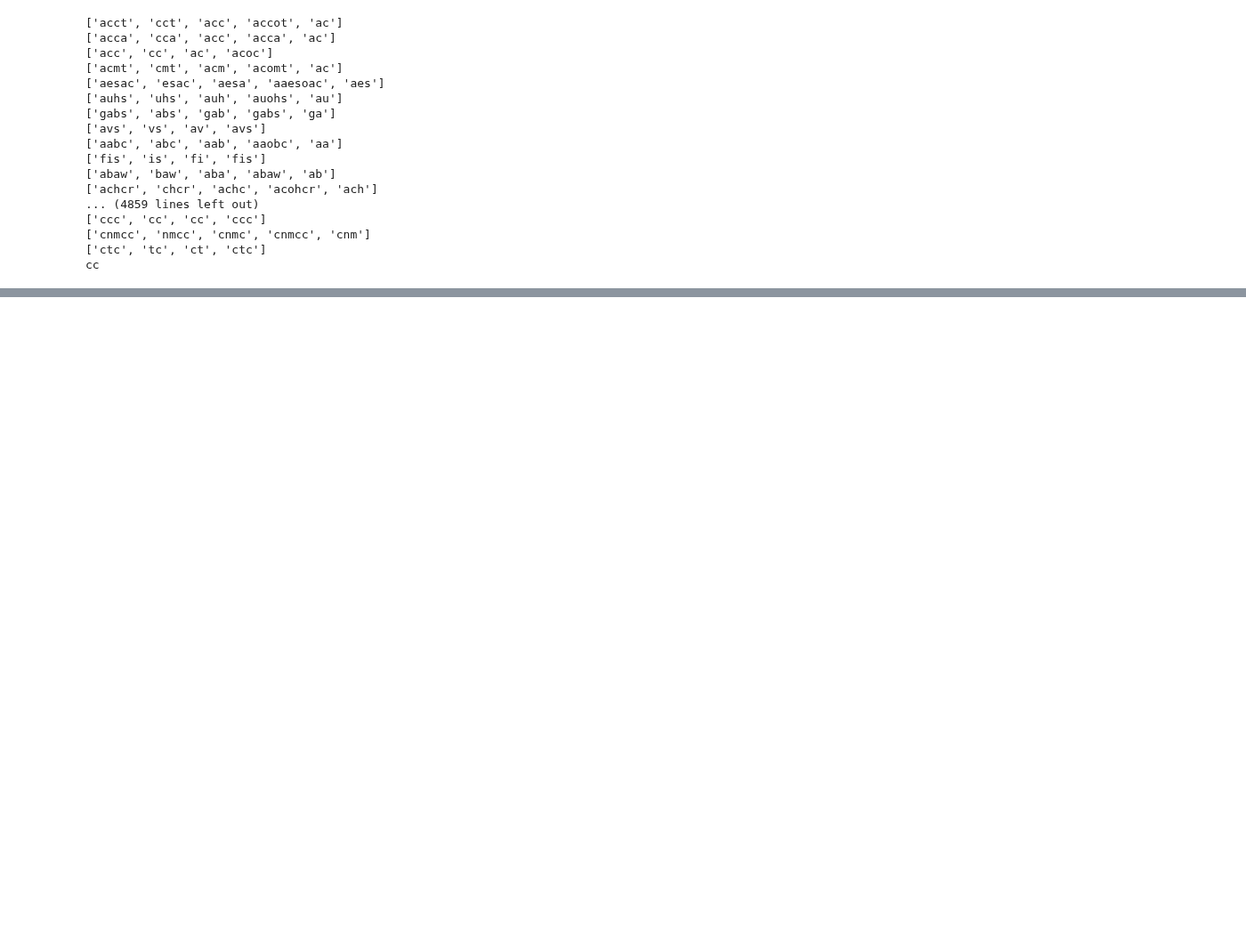
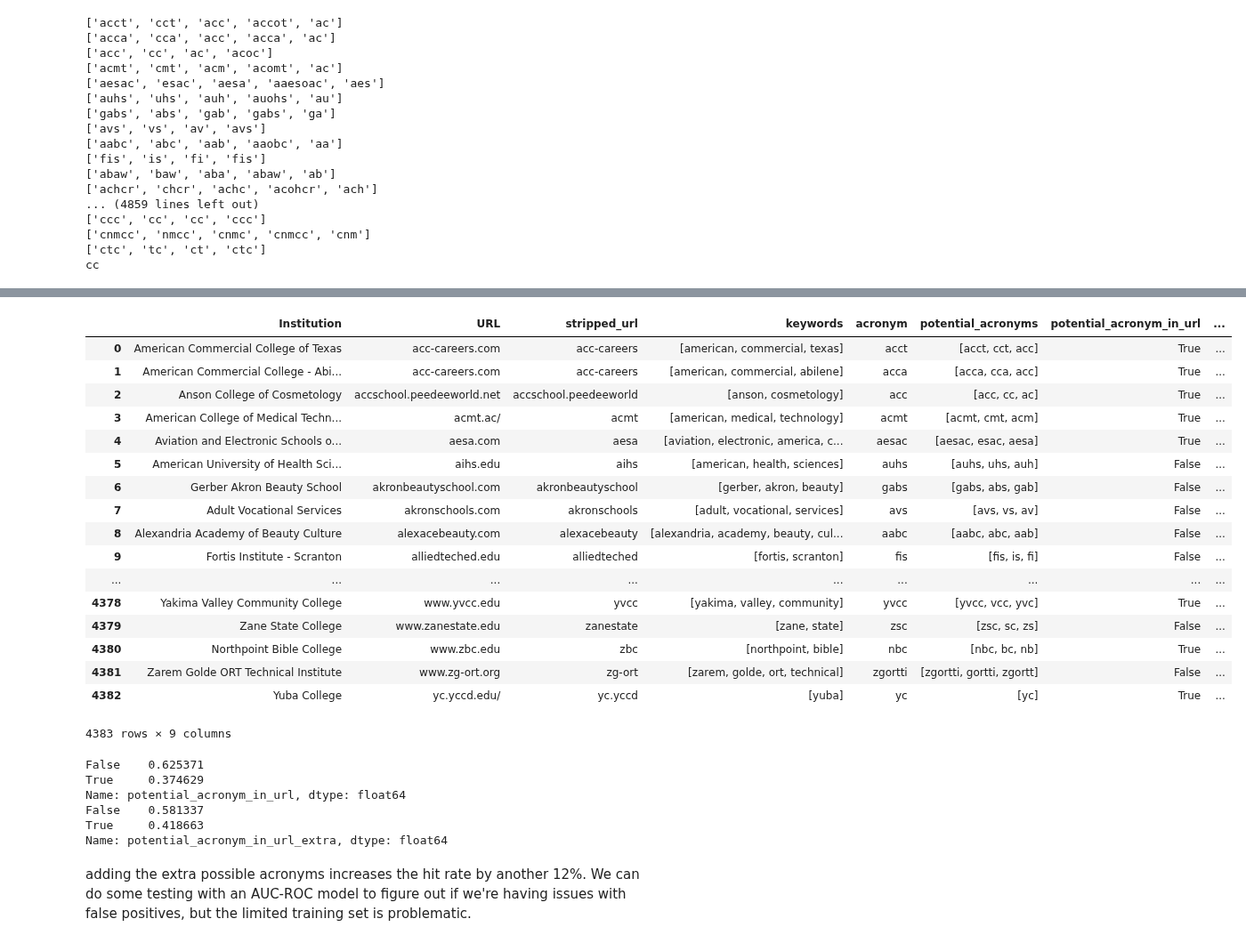
Before and after one commit to magratheazaphod/nextcaller, a Jupyter notebook: two_scratch_2.ipynb, the cells around one changed output, grey strips where cells are left out. Shown at 89% size. Drawn from its saved outputs; the diff is of its cells as text; code cells hidden in the pictures; blank space fills up the shorter version.

```diff
--- a/two_scratch_2.ipynb
+++ b/two_scratch_2.ipynb
@@ -179,0 +206,33 @@ cc
+# %%
+accred_df
+# %% [output]
+|  | Institution | URL | stripped_url | keywords | acronym | potential_acronyms | potential_acronym_in_url | ... |
+| 0 | American Commercial College of Texas | acc-careers.com | acc-careers | [american, commercial, texas] | acct | [acct, cct, acc] | True | ... |
+| 1 | American Commercial College - Abi... | acc-careers.com | acc-careers | [american, commercial, abilene] | acca | [acca, cca, acc] | True | ... |
+| 2 | Anson College of Cosmetology | accschool.peedeeworld.net | accschool.peedeeworld | [anson, cosmetology] | acc | [acc, cc, ac] | True | ... |
+| 3 | American College of Medical Techn... | acmt.ac/ | acmt | [american, medical, technology] | acmt | [acmt, cmt, acm] | True | ... |
+| 4 | Aviation and Electronic Schools o... | aesa.com | aesa | [aviation, electronic, america, c... | aesac | [aesac, esac, aesa] | True | ... |
+| 5 | American University of Health Sci... | aihs.edu | aihs | [american, health, sciences] | auhs | [auhs, uhs, auh] | False | ... |
+| 6 | Gerber Akron Beauty School | akronbeautyschool.com | akronbeautyschool | [gerber, akron, beauty] | gabs | [gabs, abs, gab] | False | ... |
+| 7 | Adult Vocational Services | akronschools.com | akronschools | [adult, vocational, services] | avs | [avs, vs, av] | False | ... |
+| 8 | Alexandria Academy of Beauty Culture | alexacebeauty.com | alexacebeauty | [alexandria, academy, beauty, cul... | aabc | [aabc, abc, aab] | False | ... |
+| 9 | Fortis Institute - Scranton | alliedteched.edu | alliedteched | [fortis, scranton] | fis | [fis, is, fi] | False | ... |
+| ... | ... | ... | ... | ... | ... | ... | ... | ... |
+| 4378 | Yakima Valley Community College | www.yvcc.edu | yvcc | [yakima, valley, community] | yvcc | [yvcc, vcc, yvc] | True | ... |
+| 4379 | Zane State College | www.zanestate.edu | zanestate | [zane, state] | zsc | [zsc, sc, zs] | False | ... |
+| 4380 | Northpoint Bible College | www.zbc.edu | zbc | [northpoint, bible] | nbc | [nbc, bc, nb] | True | ... |
+| 4381 | Zarem Golde ORT Technical Institute | www.zg-ort.org | zg-ort | [zarem, golde, ort, technical] | zgortti | [zgortti, gortti, zgortt] | False | ... |
+| 4382 | Yuba College | yc.yccd.edu/ | yc.yccd | [yuba] | yc | [yc] | True | ... |
+4383 rows × 9 columns
+# %%
+print(accred_df['potential_acronym_in_url'].value_counts(normalize = True))
+print(accred_df['potential_acronym_in_url_extra'].value_counts(normalize = True))
+# %% [output]
+False    0.625371
+True     0.374629
+Name: potential_acronym_in_url, dtype: float64
+False    0.581337
+True     0.418663
+Name: potential_acronym_in_url_extra, dtype: float64
+# %% [markdown]
+adding the extra possible acronyms increases the hit rate by another 12%. We can do some testing with an AUC-ROC model to figure out if we're having issues with false positives, but the limited training set is problematic.
```
Also changed, not shown: parts of 11 cells of this notebook, 1 other file.
